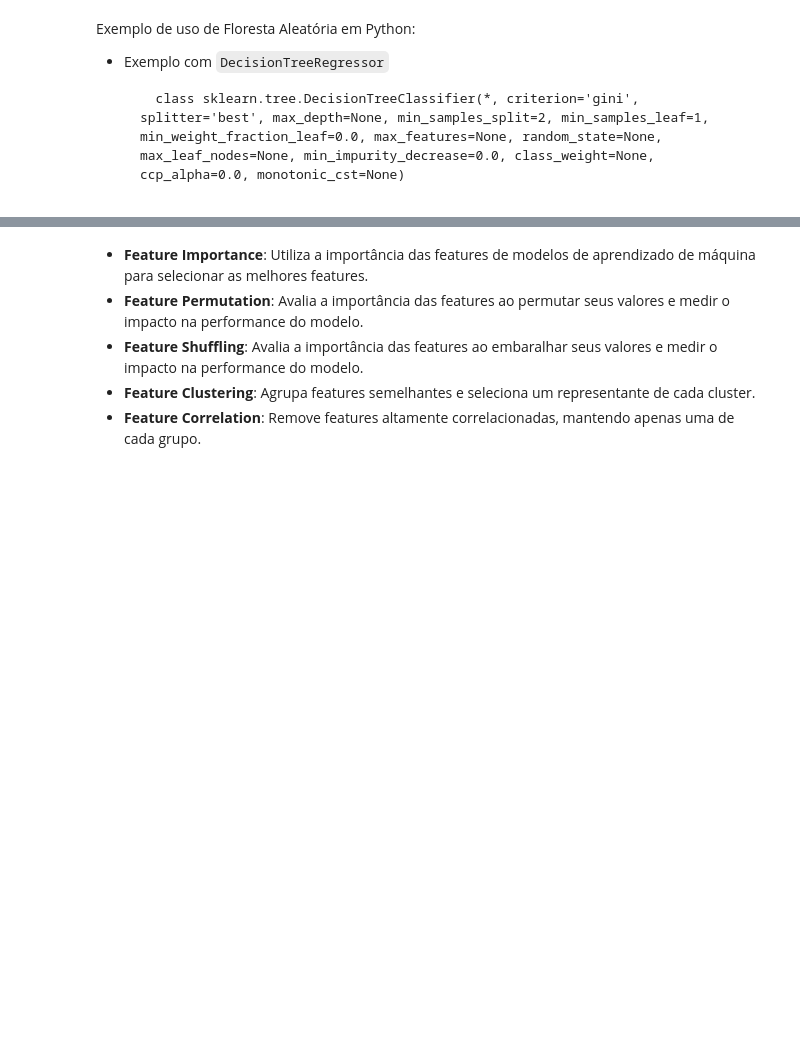
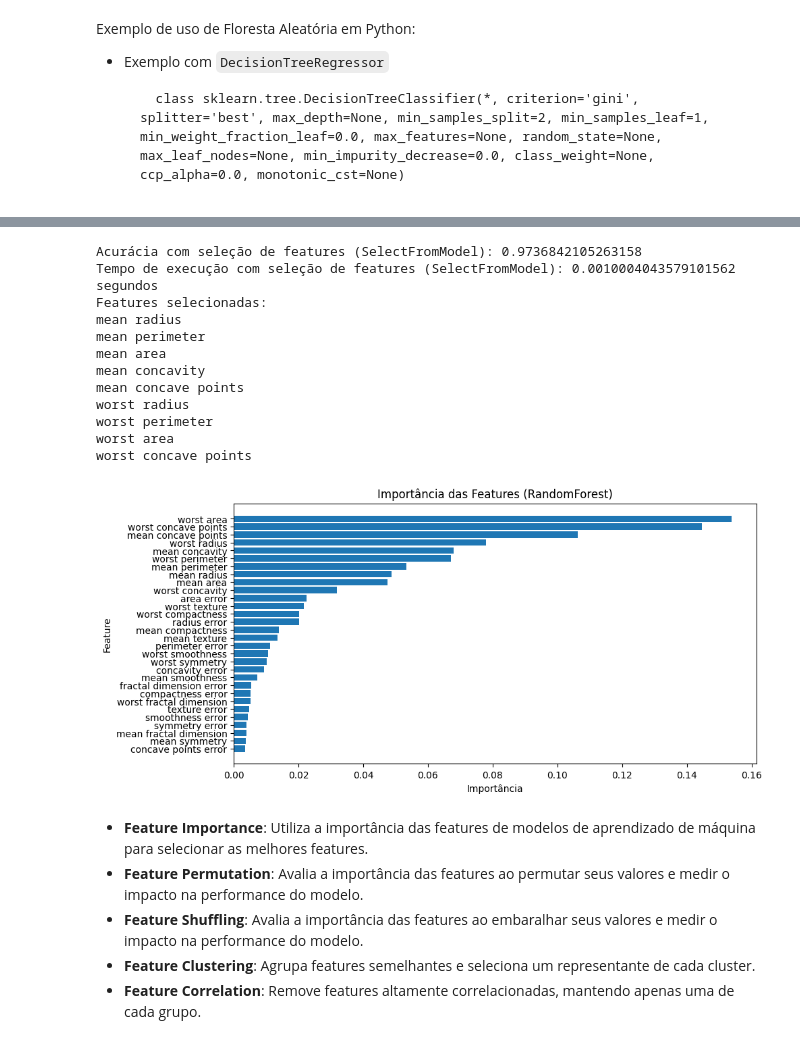
Before and after one commit to dacioms/DacioFeature3_24, a Jupyter notebook: 01_numericos/008_Selecao_Features.ipynb, the cells around one changed output, grey strips where cells are left out. Cells and saved outputs as stored; diff of their text form; code cells hidden in the pictures; blank space fills up the shorter version.

```diff
--- a/01_numericos/008_Selecao_Features.ipynb
+++ b/01_numericos/008_Selecao_Features.ipynb
@@ -428,0 +463,77 @@ print(importances)
+# %%
+import time
+import matplotlib.pyplot as plt
+from sklearn.datasets import load_breast_cancer
+from sklearn.model_selection import train_test_split
+from sklearn.preprocessing import StandardScaler
+from sklearn.feature_selection import SelectFromModel
+from sklearn.ensemble import RandomForestClassifier
+from sklearn.linear_model import LogisticRegression
+from sklearn.metrics import accuracy_score
+
+# Carregar o dataset
+data = load_breast_cancer()
+X, y = data.data, data.target
+
+# Dividir em treino e teste
+X_train, X_test, y_train, y_test = train_test_split(X, y, test_size=0.2, random_state=42)
+
+# Normalização
+scaler = StandardScaler()
+X_train_scaled = scaler.fit_transform(X_train)
+X_test_scaled = scaler.transform(X_test)
+
+# Seleção de Features - Embedding (SelectFromModel)
+estimator = RandomForestClassifier(n_estimators=100, random_state=42)
+selector = SelectFromModel(estimator)
+X_train_selected = selector.fit_transform(X_train_scaled, y_train)
+X_test_selected = selector.transform(X_test_scaled)
+
+# Modelo com features selecionadas
+start_time = time.time()
+model_selected = LogisticRegression()
+model_selected.fit(X_train_selected, y_train)
+y_pred_selected = model_selected.predict(X_test_selected)
+accuracy_selected = accuracy_score(y_test, y_pred_selected)
+end_time = time.time()
+elapsed_time_selected = end_time - start_time
+
+print(f"Acurácia com seleção de features (SelectFromModel): {accuracy_selected}")
+print(f"Tempo de execução com seleção de features (SelectFromModel): {elapsed_time_selected} segundos")
+
+# Visualização das features selecionadas
+selected_feature_indices = selector.get_support(indices=True)
+selected_feature_names = [data.feature_names[i] for i in selected_feature_indices]
+
+print("Features selecionadas:")
+for feature in selected_feature_names:
+    print(feature)
+
+estimator.fit(X_train_scaled, y_train)
+
+# Importância das features do modelo base (RandomForest)
+importances = estimator.feature_importances_
+feature_importance = [(data.feature_names[i], importances[i]) for i in range(len(importances))]
+feature_importance.sort(key=lambda x: x[1], reverse=True)  # Ordenar por importância (decrescente)
+
+plt.figure(figsize=(10, 5))
+plt.barh([f[0] for f in feature_importance], [f[1] for f in feature_importance])
+plt.xlabel('Importância')
+plt.ylabel('Feature')
+plt.title('Importância das Features (RandomForest)')
+plt.gca().invert_yaxis()  # Inverter o eixo y para mostrar as mais importantes no topo
+plt.show()
+# %% [output]
+Acurácia com seleção de features (SelectFromModel): 0.9736842105263158
+Tempo de execução com seleção de features (SelectFromModel): 0.0010004043579101562 segundos
+Features selecionadas:
+mean radius
+mean perimeter
+mean area
+mean concavity
+mean concave points
+worst radius
+worst perimeter
+worst area
+worst concave points
+[figure, added]
```
Also changed, not shown: parts of 8 cells of this notebook.
